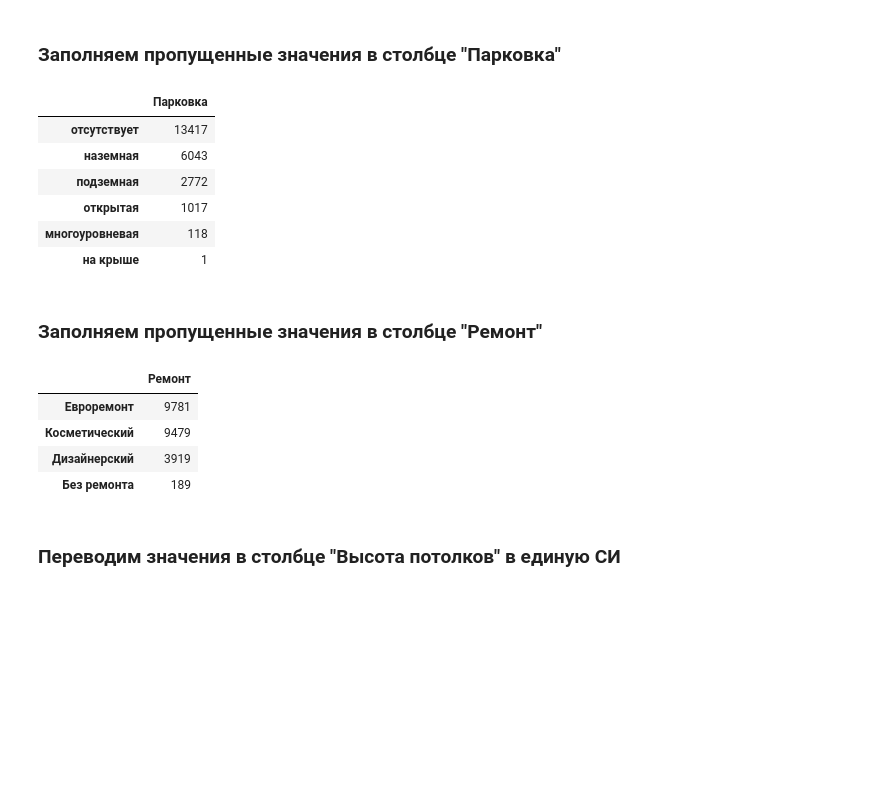
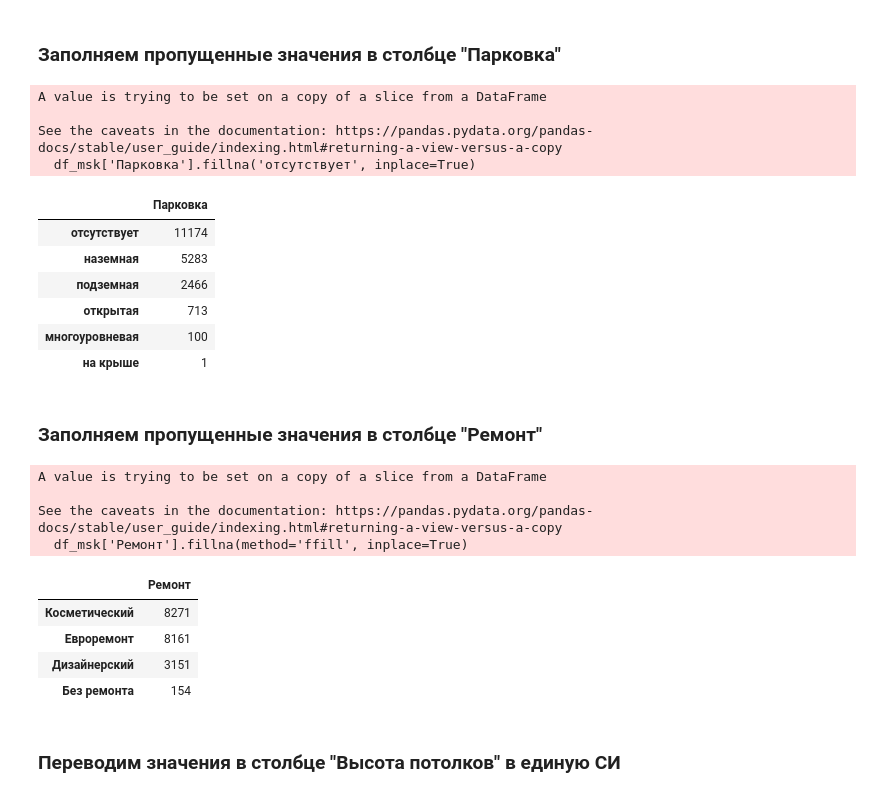
Before and after one commit to sunny-annie/Streamlit_rent_real_estate, a Jupyter notebook: preprocessing.ipynb, the cells around one changed output. Cells and saved outputs as stored; diff of their text form; code cells hidden in the pictures; blank space fills up the shorter version.

```diff
--- a/preprocessing.ipynb
+++ b/preprocessing.ipynb
@@ -73,29 +73,39 @@ Name: Адрес, dtype: int64
 # %% [markdown]
 ### Заполняем пропущенные значения в столбце "Парковка"
 # %%
-df['Парковка'].fillna('отсутствует', inplace=True)
+df_msk['Парковка'].fillna('отсутствует', inplace=True)
+# %% [output]
+A value is trying to be set on a copy of a slice from a DataFrame
+
+See the caveats in the documentation: https://pandas.pydata.org/pandas-docs/stable/user_guide/indexing.html#returning-a-view-versus-a-copy
+  df_msk['Парковка'].fillna('отсутствует', inplace=True)
 # %%
-pd.DataFrame(df['Парковка'].value_counts(dropna=False))
+pd.DataFrame(df_msk['Парковка'].value_counts(dropna=False))
 # %% [output]
 |  | Парковка |
-| отсутствует | 13417 |
-| наземная | 6043 |
-| подземная | 2772 |
-| открытая | 1017 |
-| многоуровневая | 118 |
+| отсутствует | 11174 |
+| наземная | 5283 |
+| подземная | 2466 |
+| открытая | 713 |
+| многоуровневая | 100 |
 | на крыше | 1 |
 # %% [markdown]
 ### Заполняем пропущенные значения в столбце "Ремонт"
 # %%
-df['Ремонт'].fillna(method='ffill', inplace=True)
+df_msk['Ремонт'].fillna(method='ffill', inplace=True)
+# %% [output]
+A value is trying to be set on a copy of a slice from a DataFrame
+
+See the caveats in the documentation: https://pandas.pydata.org/pandas-docs/stable/user_guide/indexing.html#returning-a-view-versus-a-copy
+  df_msk['Ремонт'].fillna(method='ffill', inplace=True)
 # %%
-pd.DataFrame(df['Ремонт'].value_counts(dropna=False))
+pd.DataFrame(df_msk['Ремонт'].value_counts(dropna=False))
 # %% [output]
 |  | Ремонт |
-| Евроремонт | 9781 |
-| Косметический | 9479 |
-| Дизайнерский | 3919 |
-| Без ремонта | 189 |
+| Косметический | 8271 |
+| Евроремонт | 8161 |
+| Дизайнерский | 3151 |
+| Без ремонта | 154 |
 # %% [markdown]
 ### Переводим значения в столбце "Высота потолков" в единую СИ
 # %%
```
Also changed, not shown: parts of 34 cells of this notebook.
